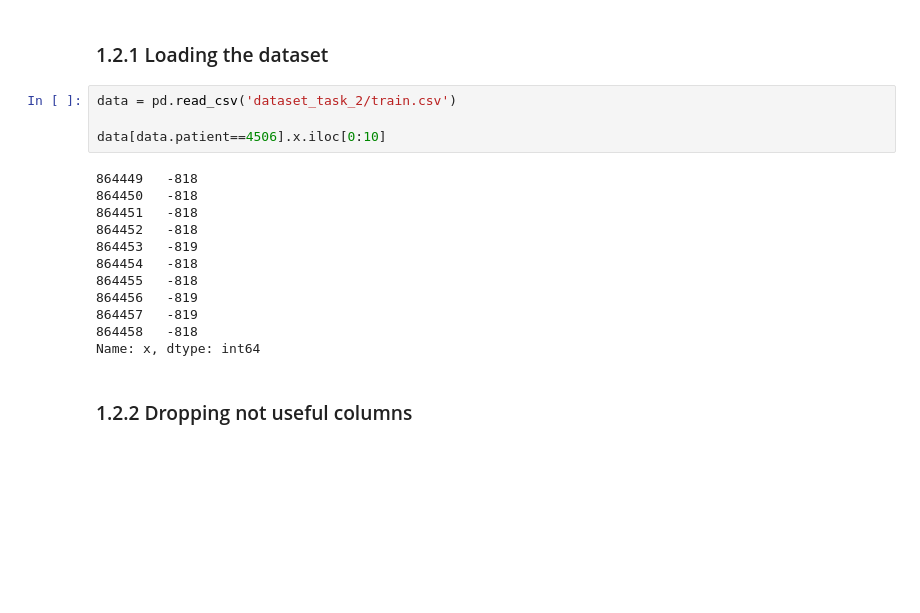
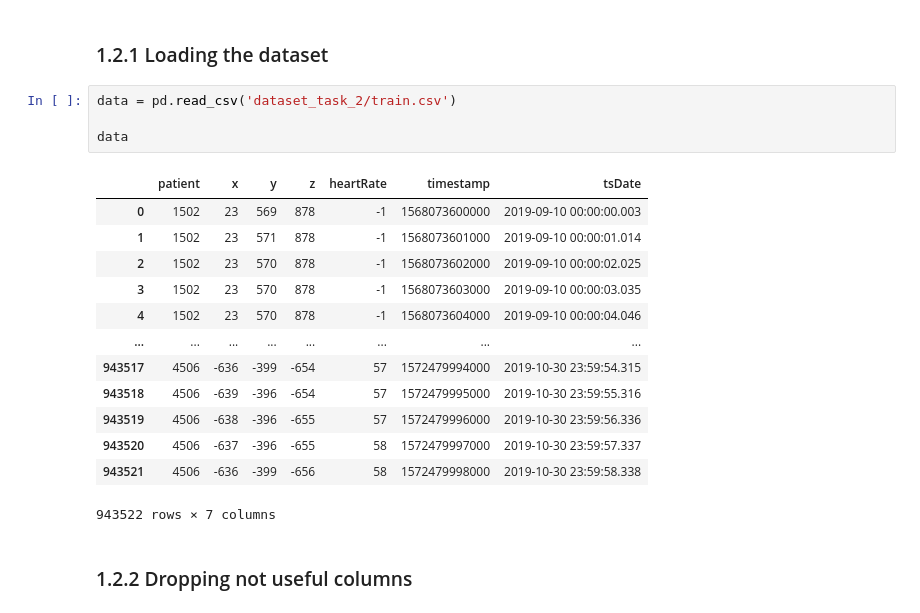
Before and after one commit to alfredoaloi/deep-learning-project, a Jupyter notebook: task_2.ipynb, the cells around one changed output. Saved outputs shown, nothing was run; the diff lists cells and outputs as text; blank space fills up the shorter version.

```diff
--- a/task_2.ipynb
+++ b/task_2.ipynb
@@ -105,19 +105,21 @@ The training set is composed by control patient, i.e. volunteers without Parkins
 # %%
 data = pd.read_csv('dataset_task_2/train.csv')
 
-data[data.patient==4506].x.iloc[0:10]
+data
 # %% [output]
+|  | patient | x | y | z | heartRate | timestamp | tsDate |
+| 0 | 1502 | 23 | 569 | 878 | -1 | 1568073600000 | 2019-09-10 00:00:00.003 |
+| 1 | 1502 | 23 | 571 | 878 | -1 | 1568073601000 | 2019-09-10 00:00:01.014 |
+| 2 | 1502 | 23 | 570 | 878 | -1 | 1568073602000 | 2019-09-10 00:00:02.025 |
+| 3 | 1502 | 23 | 570 | 878 | -1 | 1568073603000 | 2019-09-10 00:00:03.035 |
+| 4 | 1502 | 23 | 570 | 878 | -1 | 1568073604000 | 2019-09-10 00:00:04.046 |
+| ... | ... | ... | ... | ... | ... | ... | ... |
+| 943517 | 4506 | -636 | -399 | -654 | 57 | 1572479994000 | 2019-10-30 23:59:54.315 |
+| 943518 | 4506 | -639 | -396 | -654 | 57 | 1572479995000 | 2019-10-30 23:59:55.316 |
+| 943519 | 4506 | -638 | -396 | -655 | 57 | 1572479996000 | 2019-10-30 23:59:56.336 |
+| 943520 | 4506 | -637 | -396 | -655 | 58 | 1572479997000 | 2019-10-30 23:59:57.337 |
+| 943521 | 4506 | -636 | -399 | -656 | 58 | 1572479998000 | 2019-10-30 23:59:58.338 |
-864449   -818
-864450   -818
-864451   -818
-864452   -818
-864453   -819
-864454   -818
-864455   -818
-864456   -819
-864457   -819
-864458   -818
-Name: x, dtype: int64
+943522 rows × 7 columns
 # %% [markdown]
 ### 1.2.2 Dropping not useful columns
 # %%
```
Also changed, not shown: parts of 28 cells of this notebook, 5 other files.
